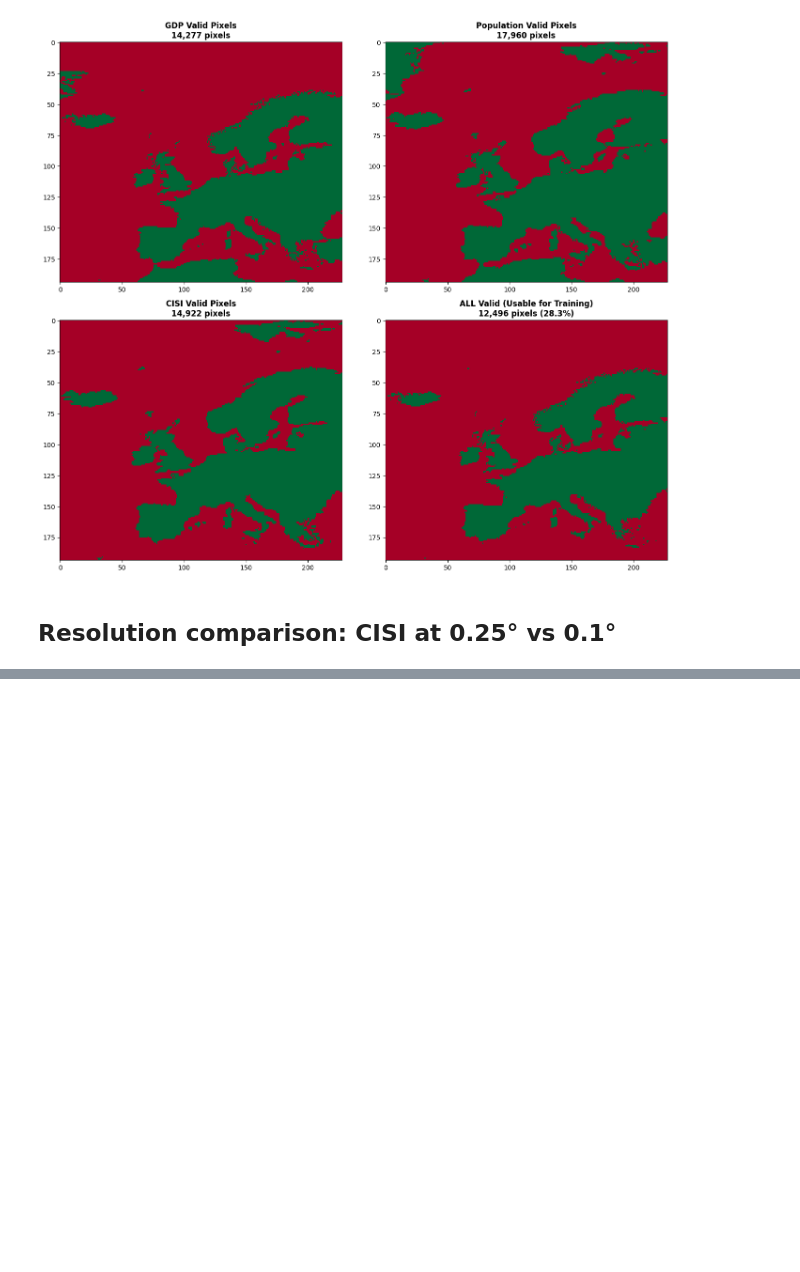
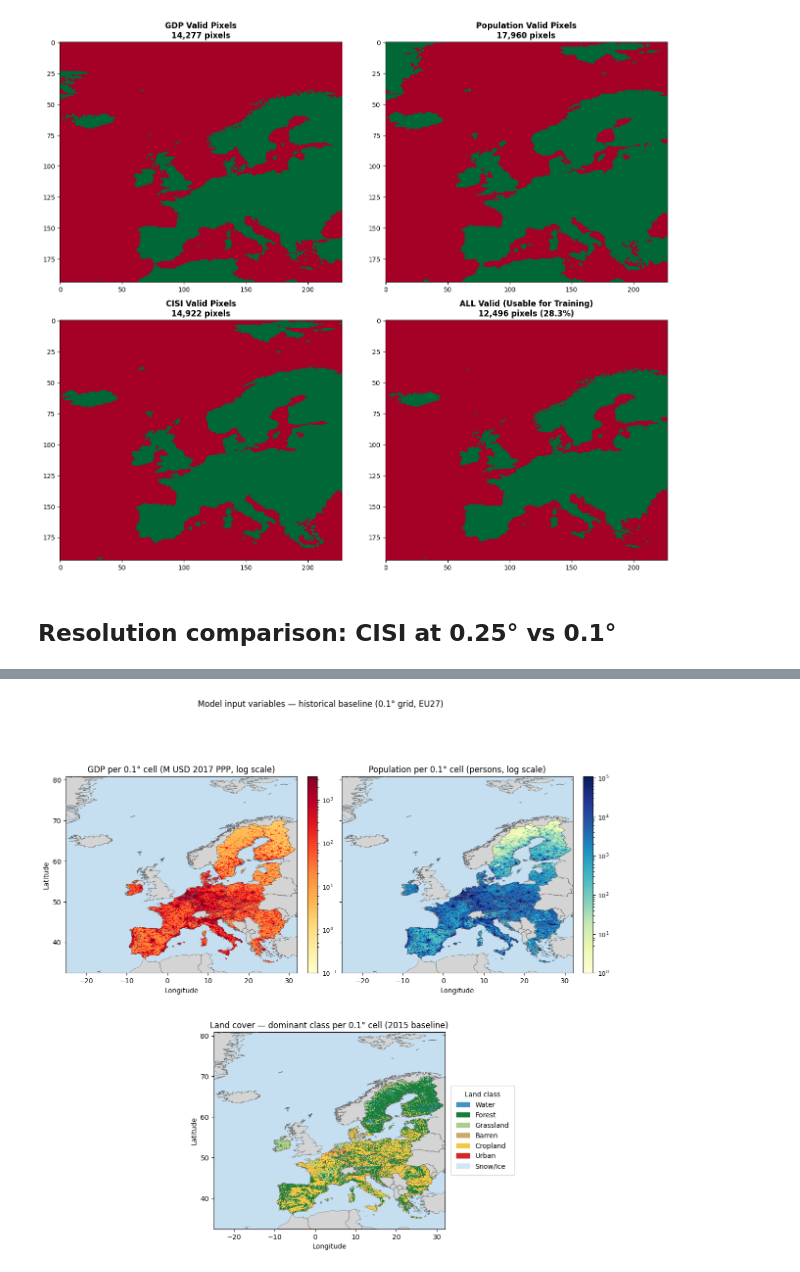
Before and after one commit to Messanella/Thesis_code, a Jupyter notebook: plotting_data.ipynb, the cells around one changed output, grey strips where cells are left out. Cells and saved outputs as stored; diff of their text form; code cells hidden in the pictures; blank space fills up the shorter version.

```diff
--- a/plotting_data.ipynb
+++ b/plotting_data.ipynb
@@ -404,0 +415,83 @@ print("Saved \u2192 figures/cisi_resolution_comparison.png")
+# %%
+with rasterio.open(r'READY_data\inputs\2019_gdp_aligned_010.tif') as s:
+    gdp_raw = s.read(1).astype('float32'); b = s.bounds
+with rasterio.open(r'READY_data\inputs\2020_pop_aligned_010.tif') as s:
+    pop_raw = s.read(1).astype('float32')
+with rasterio.open(r'READY_data\landuse_onehot\chen2015_lc_onehot.tif') as s:
+    lc_bands = s.read().astype('float32')
+with rasterio.open(r'READY_data\labels\eu_mask_010deg.tif') as s:
+    eu_mask = s.read(1).astype(bool)
+
+extent = [b.left, b.right, b.bottom, b.top]
+XLIM, YLIM = (b.left, b.right), (b.bottom, b.top)
+
+world = gpd.read_file('ne_10m_admin_0_countries/ne_10m_admin_0_countries.shp')
+world_clip = world.clip(shapely_box(b.left, b.bottom, b.right, b.top))
+
+def make_cmap(name):
+    c = copy.copy(plt.get_cmap(name)); c.set_bad(alpha=0); return c
+
+def eu_only(arr):
+    out = arr.copy(); out[~eu_mask] = np.nan; out[out <= 0] = np.nan; return out
+
+gdp_plot = eu_only(gdp_raw)
+pop_plot = eu_only(pop_raw)
+no_data  = lc_bands.sum(axis=0) == 0
+lc_class = (np.argmax(lc_bands, axis=0) + 1).astype('float32')
+lc_class[no_data | ~eu_mask] = np.nan
+
+LC_NAMES  = ['Water', 'Forest', 'Grassland', 'Barren', 'Cropland', 'Urban', 'Snow/Ice']
+LC_COLORS = ['#4393c3', '#1a7e3a', '#a8d08d', '#c9a96e', '#f4c842', '#d62728', '#d0e8f5']
+lc_cmap   = mcolors.ListedColormap(LC_COLORS); lc_cmap.set_bad(alpha=0)
+lc_norm   = mcolors.BoundaryNorm(np.arange(0.5, 8.5), ncolors=7)
+
+LAND_GRAY = '#d4d4d4'; OCEAN = '#c6dff0'; BORDER = '#666666'; BLW = 0.35
+
+def add_basemap(ax):
+    ax.set_facecolor(OCEAN)
+    world_clip.plot(ax=ax, color=LAND_GRAY, edgecolor='none', zorder=1)
+
+def finish_ax(ax, title):
+    world_clip.plot(ax=ax, color='none', edgecolor=BORDER, linewidth=BLW, zorder=4)
+    ax.set_xlim(*XLIM); ax.set_ylim(*YLIM); ax.set_aspect('equal')
+    ax.set_title(title, fontsize=12, pad=6)
+    ax.set_xlabel('Longitude', fontsize=10); ax.set_ylabel('Latitude', fontsize=10)
+    ax.tick_params(labelsize=10)
+
+fig = plt.figure(figsize=(14, 12))
+gs  = fig.add_gridspec(2, 2, hspace=0.3, wspace=0.08, height_ratios=[1, 1])
+ax_gdp = fig.add_subplot(gs[0, 0])
+ax_pop = fig.add_subplot(gs[0, 1])
+ax_lc  = fig.add_subplot(gs[1, :])
+
+add_basemap(ax_gdp)
+im1 = ax_gdp.imshow(gdp_plot,
+    norm=mcolors.LogNorm(vmin=0.1, vmax=float(np.nanpercentile(gdp_plot, 99))),
+    cmap=make_cmap('YlOrRd'), extent=extent, origin='upper', interpolation='nearest', zorder=2)
+fig.colorbar(im1, ax=ax_gdp, fraction=0.046, pad=0.04).ax.tick_params(labelsize=9)
+finish_ax(ax_gdp, 'GDP per 0.1° cell (M USD 2017 PPP, log scale)')
+
+add_basemap(ax_pop)
+im2 = ax_pop.imshow(pop_plot,
+    norm=mcolors.LogNorm(vmin=1, vmax=float(np.nanpercentile(pop_plot, 99))),
+    cmap=make_cmap('YlGnBu'), extent=extent, origin='upper', interpolation='nearest', zorder=2)
+fig.colorbar(im2, ax=ax_pop, fraction=0.046, pad=0.04).ax.tick_params(labelsize=9)
+finish_ax(ax_pop, 'Population per 0.1° cell (persons, log scale)')
+ax_pop.set_ylabel(''); ax_pop.tick_params(axis='y', labelleft=False)
+
+add_basemap(ax_lc)
+ax_lc.imshow(lc_class, norm=lc_norm, cmap=lc_cmap,
+    extent=extent, origin='upper', interpolation='nearest', zorder=2)
+finish_ax(ax_lc, 'Land cover — dominant class per 0.1° cell (2015 baseline)')
+patches = [mpatches.Patch(color=LC_COLORS[i], label=LC_NAMES[i]) for i in range(7)]
+ax_lc.legend(handles=patches, loc='center left', bbox_to_anchor=(1.01, 0.5),
+             fontsize=10, ncol=1, framealpha=0.9, borderpad=0.8,
+             title='Land class', title_fontsize=10)
+
+fig.suptitle('Model input variables — historical baseline (0.1° grid, EU27)',
+             fontsize=12, y=1.01)
+plt.savefig('figures/input_maps_overview.png', dpi=150, bbox_inches='tight')
+plt.show()
+print('Saved.')
+# %% [output]
+[figure, added]
```
Also changed, not shown: parts of 6 cells of this notebook, 1 other file.
